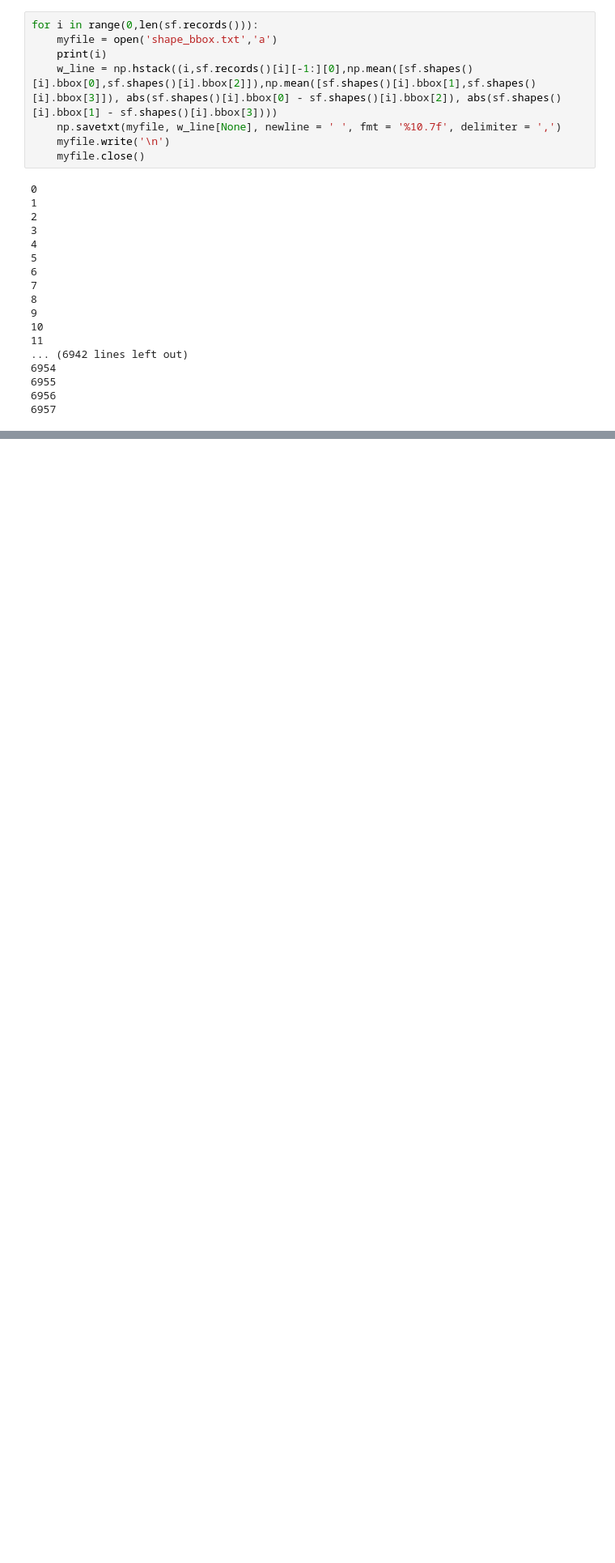
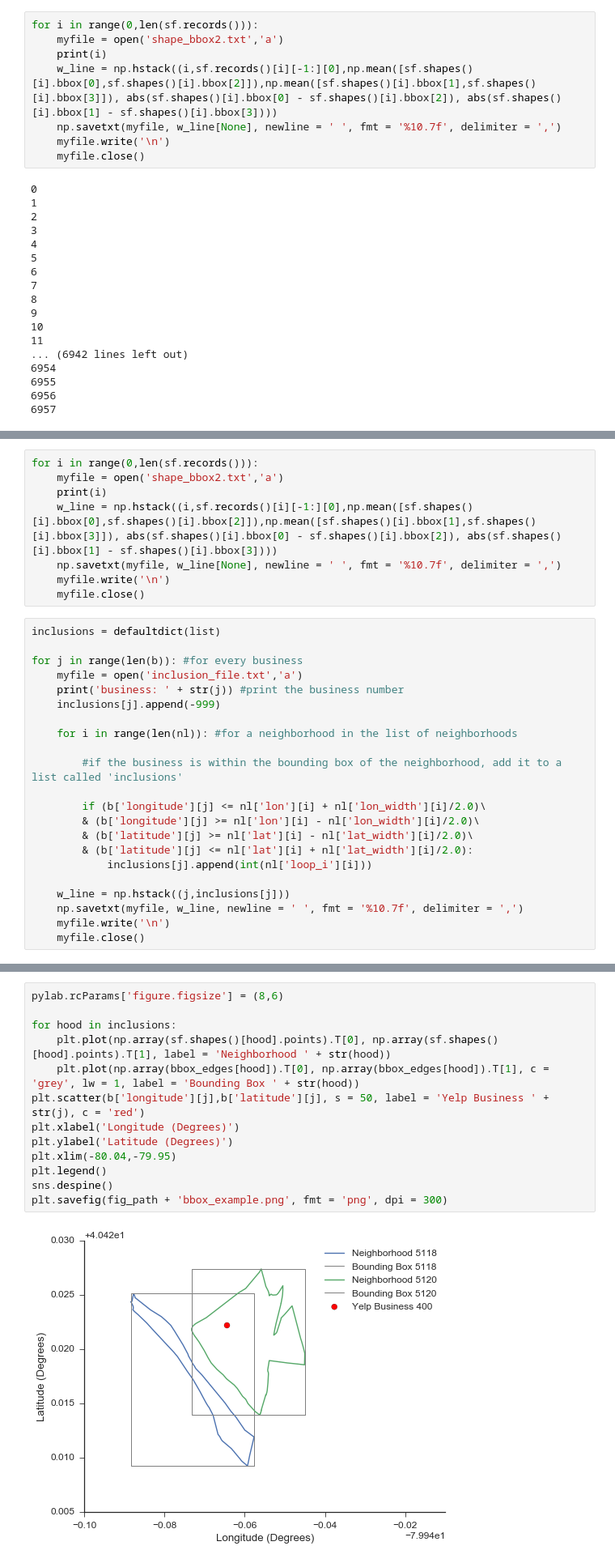
Before and after one commit to zihaoxu/jac_project, a Jupyter notebook: hood_shapes.ipynb, the cells around one changed output, grey strips where cells are left out. Shown: that part at 81% size. Saved outputs shown, nothing was run; the diff lists cells and outputs as text; blank space fills up the shorter version.

Commit message:
write bbox inclusion code and start run

```diff
--- a/hood_shapes.ipynb
+++ b/hood_shapes.ipynb
@@ -157,7 +159,7 @@ We will need to find the nearest zillow neighborhoods to each yelp business. We
 ID, lon, lat, lon_width, lat_width
 # %%
 for i in range(0,len(sf.records())):
-    myfile = open('shape_bbox.txt','a')
+    myfile = open('shape_bbox2.txt','a')
     print(i)
     w_line = np.hstack((i,sf.records()[i][-1:][0],np.mean([sf.shapes()[i].bbox[0],sf.shapes()[i].bbox[2]]),np.mean([sf.shapes()[i].bbox[1],sf.shapes()[i].bbox[3]]), abs(sf.shapes()[i].bbox[0] - sf.shapes()[i].bbox[2]), abs(sf.shapes()[i].bbox[1] - sf.shapes()[i].bbox[3])))
     np.savetxt(myfile, w_line[None], newline = ' ', fmt = '%10.7f', delimiter = ',')
@@ -206,0 +221,30 @@ nl = pd.read_csv('neighborhood_locations.csv') #read in our record of neighborho
+# %%
+for i in range(0,len(sf.records())):
+    myfile = open('shape_bbox2.txt','a')
+    print(i)
+    w_line = np.hstack((i,sf.records()[i][-1:][0],np.mean([sf.shapes()[i].bbox[0],sf.shapes()[i].bbox[2]]),np.mean([sf.shapes()[i].bbox[1],sf.shapes()[i].bbox[3]]), abs(sf.shapes()[i].bbox[0] - sf.shapes()[i].bbox[2]), abs(sf.shapes()[i].bbox[1] - sf.shapes()[i].bbox[3])))
+    np.savetxt(myfile, w_line[None], newline = ' ', fmt = '%10.7f', delimiter = ',')
+    myfile.write('\n')
+    myfile.close()
+# %%
+inclusions = defaultdict(list)
+
+for j in range(len(b)): #for every business
+    myfile = open('inclusion_file.txt','a')
+    print('business: ' + str(j)) #print the business number
+    inclusions[j].append(-999)
+
+    for i in range(len(nl)): #for a neighborhood in the list of neighborhoods
+
+        #if the business is within the bounding box of the neighborhood, add it to a list called 'inclusions'
+
+        if (b['longitude'][j] <= nl['lon'][i] + nl['lon_width'][i]/2.0)\
+        & (b['longitude'][j] >= nl['lon'][i] - nl['lon_width'][i]/2.0)\
+        & (b['latitude'][j] >= nl['lat'][i] - nl['lat_width'][i]/2.0)\
+        & (b['latitude'][j] <= nl['lat'][i] + nl['lat_width'][i]/2.0):
+            inclusions[j].append(int(nl['loop_i'][i]))
+
+    w_line = np.hstack((j,inclusions[j]))
+    np.savetxt(myfile, w_line, newline = ' ', fmt = '%10.7f', delimiter = ',')
+    myfile.write('\n')
+    myfile.close()
@@ -207,3 +273,18 @@ nl = pd.read_csv('neighborhood_locations.csv') #read in our record of neighborho
+# %%
+pylab.rcParams['figure.figsize'] = (8,6)
+
+for hood in inclusions:
+    plt.plot(np.array(sf.shapes()[hood].points).T[0], np.array(sf.shapes()[hood].points).T[1], label = 'Neighborhood ' + str(hood))
+    plt.plot(np.array(bbox_edges[hood]).T[0], np.array(bbox_edges[hood]).T[1], c = 'grey', lw = 1, label = 'Bounding Box ' + str(hood))
+plt.scatter(b['longitude'][j],b['latitude'][j], s = 50, label = 'Yelp Business ' + str(j), c = 'red')
+plt.xlabel('Longitude (Degrees)')
+plt.ylabel('Latitude (Degrees)')
+plt.xlim(-80.04,-79.95)
+plt.legend()
+sns.despine()
+plt.savefig(fig_path + 'bbox_example.png', fmt = 'png', dpi = 300)
+# %% [output]
+[figure, added]
 # %%
 dists = []
 
```
Also changed, not shown: parts of 8 cells of this notebook, 10 other files.
